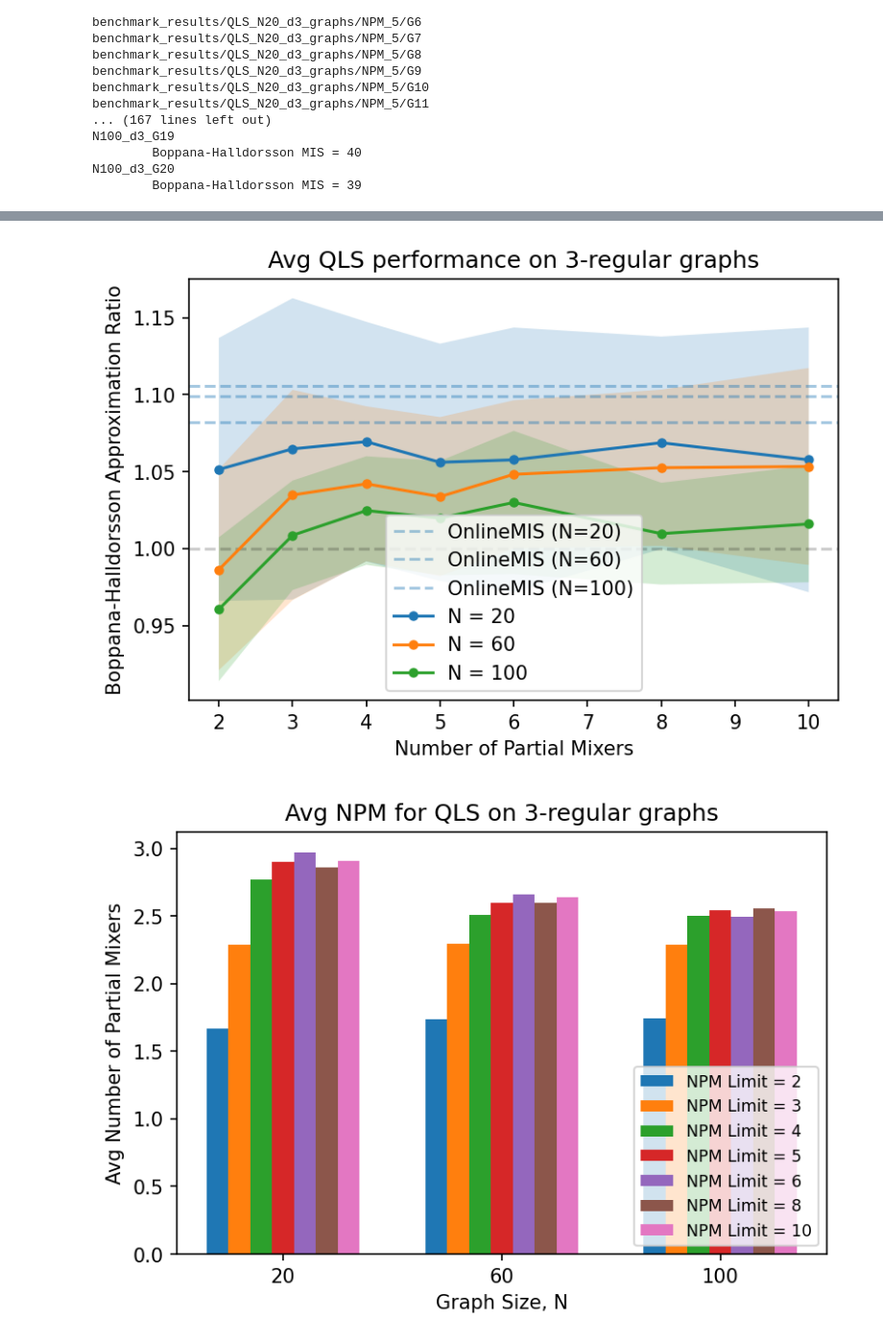
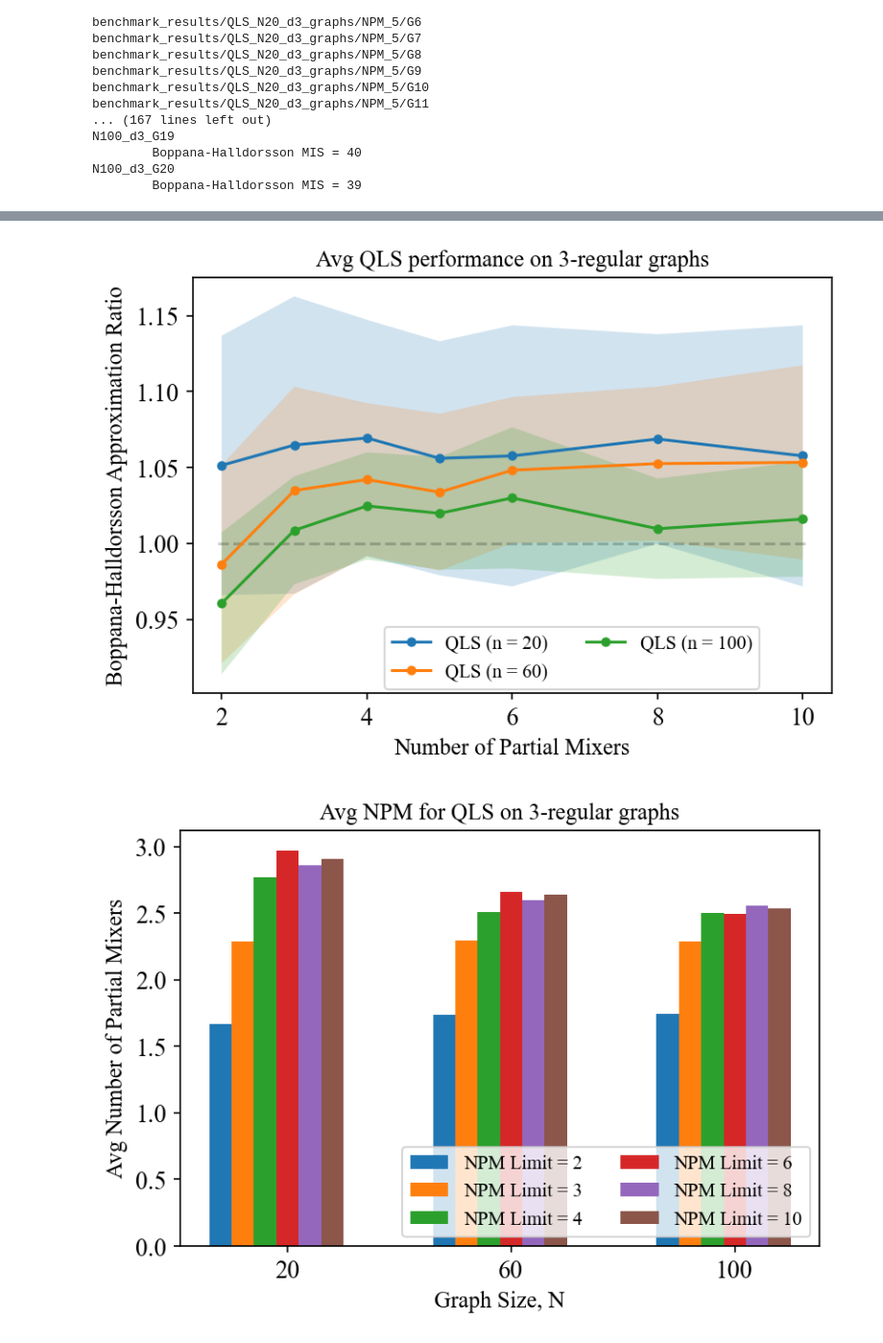
Before and after one commit to teaguetomesh/quantum-local-search, a Jupyter notebook: plotting.ipynb, the cells around one changed output, grey strips where cells are left out. Shown at 96% size. Cells and saved outputs as stored; diff of their text form; code cells hidden in the pictures.

```diff
--- a/plotting.ipynb
+++ b/plotting.ipynb
@@ -239,5 +258,5 @@ all_data = []
 N = 100
 graph_type = 'd'
 graph_val = 3
-for npm in [2, 3, 4, 5, 6, 8, 10]:
+for npm in [2, 3, 4, 10]:
     all_data.append((npm, get_pickles(N, graph_type, graph_val, npm)))
@@ -247,0 +339,10 @@ avg_all_graphs_all_reps(all_data, N, graph_type, graph_val, extra_data=[('Online
+# %%
+all_data = []
+graph_type = 'd'
+graph_val = 3
+Nvals = [20, 60, 100]
+for N in Nvals:
+    n_data = []
+    for npm in [2, 3, 4, 10]:
+        n_data.append((npm, get_pickles(N, graph_type, graph_val, npm)))
+    all_data.append(n_data)
@@ -302,13 +416,13 @@ for N in [20, 60, 100]:
         temp_data.append((npm, get_pickles(N, graph_type, graph_val, npm)))
     all_data.append((N, temp_data))
 # %%
-mis_performance(all_data, graph_type, graph_val, extra_data=[('OnlineMIS (N=20)', onlinemis_N20),
-                                                             ('OnlineMIS (N=60)', onlinemis_N60),
-                                                             ('OnlineMIS (N=100)', onlinemis_N100)])
+#extra_data = [('OnlineMIS (N=20)', onlinemis_N20), ('OnlineMIS (N=60)', onlinemis_N60), ('OnlineMIS (N=100)', onlinemis_N100)]
+extra_data = None
+mis_performance(all_data, graph_type, graph_val, extra_data=extra_data, savefn='figures/avg_qls_performance.pdf')
 # %% [output]
-[figure, old version]
+[figure, new version]
 # %%
-def plot_npm(all_data):
+def plot_npm(all_data, savefn=None):
     fig, ax = plt.subplots(dpi=150)
 
     plot_dict = {}
@@ -353,22 +467,28 @@ def plot_npm(all_data):
         ax.bar(cur_xvals, yvals, label='NPM Limit = {}'.format(npm_val), width=width)
 
 
-    ax.legend(fontsize='small', loc='lower right')
+    ax.legend(fontsize=10, loc='lower right', ncol=2)
     ax.set_xticks(xvals)
     ax.set_xticklabels(xlabels)
-    ax.set_ylabel('Avg Number of Partial Mixers')
-    ax.set_xlabel('Graph Size, N')
+    ax.set_ylabel('Avg Number of Partial Mixers', fontsize=12)
+    ax.set_xlabel('Graph Size, N', fontsize=12)
     ax.set_title('Avg NPM for QLS on 3-regular graphs')
+
+    if savefn is not None:
+        plt.savefig(savefn)
+
+    plt.show()
+    plt.close()
 # %%
 all_data = []
 graph_type = 'd'
 graph_val = 3
 for N in [20, 60, 100]:
     temp_data = []
-    for npm in [2, 3, 4, 5, 6, 8, 10]:
+    for npm in [2, 3, 4, 6, 8, 10]:
         temp_data.append((npm, get_pickles(N, graph_type, graph_val, npm)))
     all_data.append((N, temp_data))
 # %%
-plot_npm(all_data)
+plot_npm(all_data, savefn='figures/avg_qls_npm.pdf')
 # %% [output]
-[figure, old version]
+[figure, new version]
```
Also changed, not shown: parts of 13 cells of this notebook, 3 other files.
